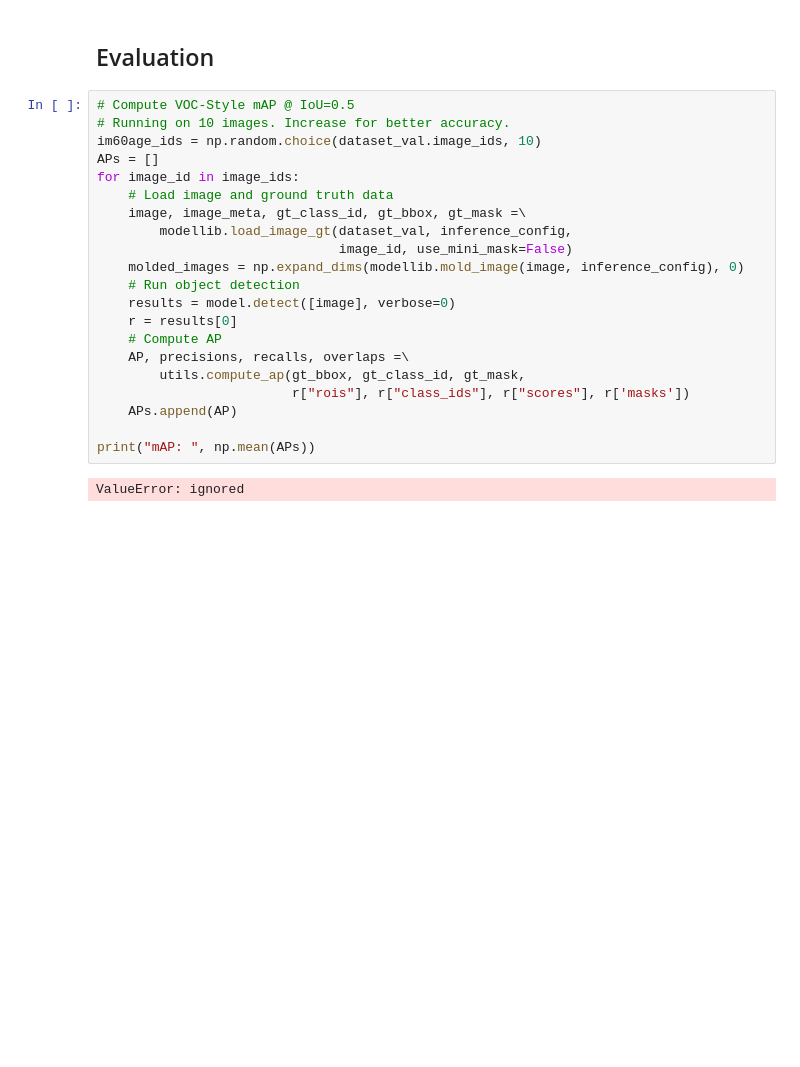
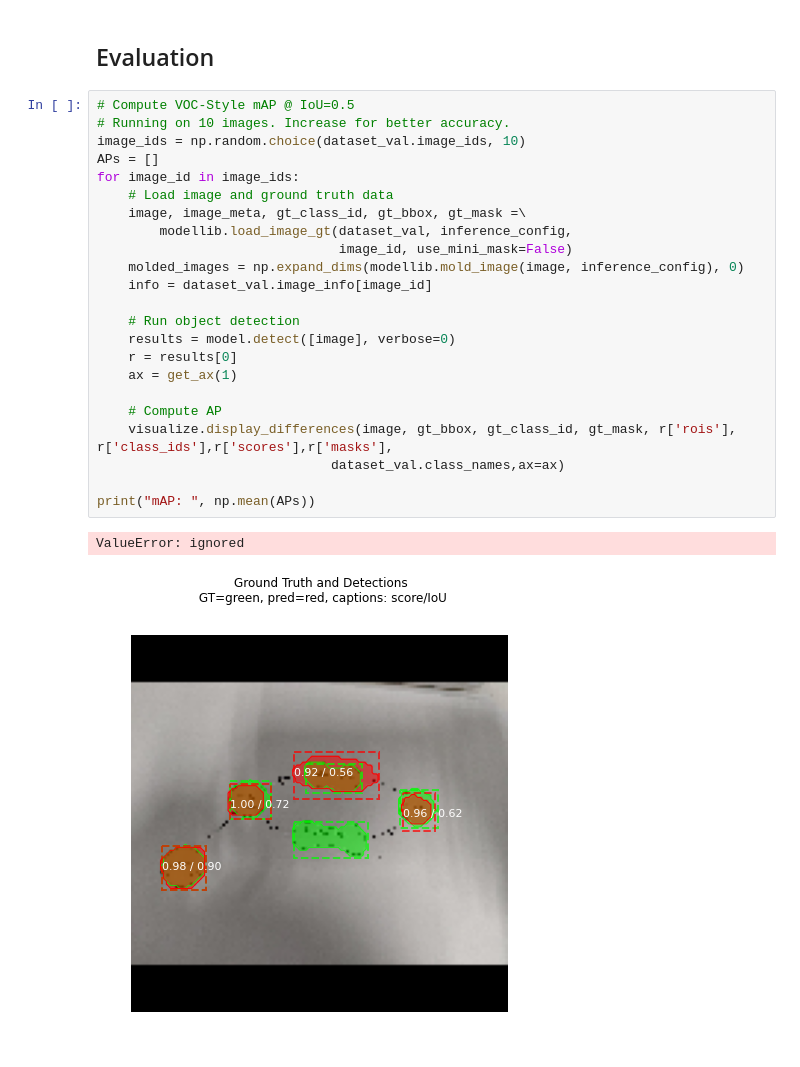
Before and after one commit to cindmichelle/mask_rcnn_istar, a Jupyter notebook: istar_multi_gpu.ipynb, the cells around one changed output. Saved outputs shown, nothing was run; the diff lists cells and outputs as text; blank space fills up the shorter version.

```diff
--- a/istar_multi_gpu.ipynb
+++ b/istar_multi_gpu.ipynb
@@ -485,23 +485,26 @@ anchors                  shape: (1, 4092, 4)          min:   -0.71267  max:    1
 # %%
 # Compute VOC-Style mAP @ IoU=0.5
 # Running on 10 images. Increase for better accuracy.
-im60age_ids = np.random.choice(dataset_val.image_ids, 10)
+image_ids = np.random.choice(dataset_val.image_ids, 10)
 APs = []
 for image_id in image_ids:
     # Load image and ground truth data
     image, image_meta, gt_class_id, gt_bbox, gt_mask =\
         modellib.load_image_gt(dataset_val, inference_config,
                                image_id, use_mini_mask=False)
     molded_images = np.expand_dims(modellib.mold_image(image, inference_config), 0)
+    info = dataset_val.image_info[image_id]
+
     # Run object detection
     results = model.detect([image], verbose=0)
     r = results[0]
+    ax = get_ax(1)
+
     # Compute AP
-    AP, precisions, recalls, overlaps =\
-        utils.compute_ap(gt_bbox, gt_class_id, gt_mask,
-                         r["rois"], r["class_ids"], r["scores"], r['masks'])
-    APs.append(AP)
+    visualize.display_differences(image, gt_bbox, gt_class_id, gt_mask, r['rois'], r['class_ids'],r['scores'],r['masks'],
+                              dataset_val.class_names,ax=ax)
 
 print("mAP: ", np.mean(APs))
 # %% [output]
 ValueError: ignored
+[figure, added]
```
Also changed, not shown: parts of 1 cell of this notebook.
